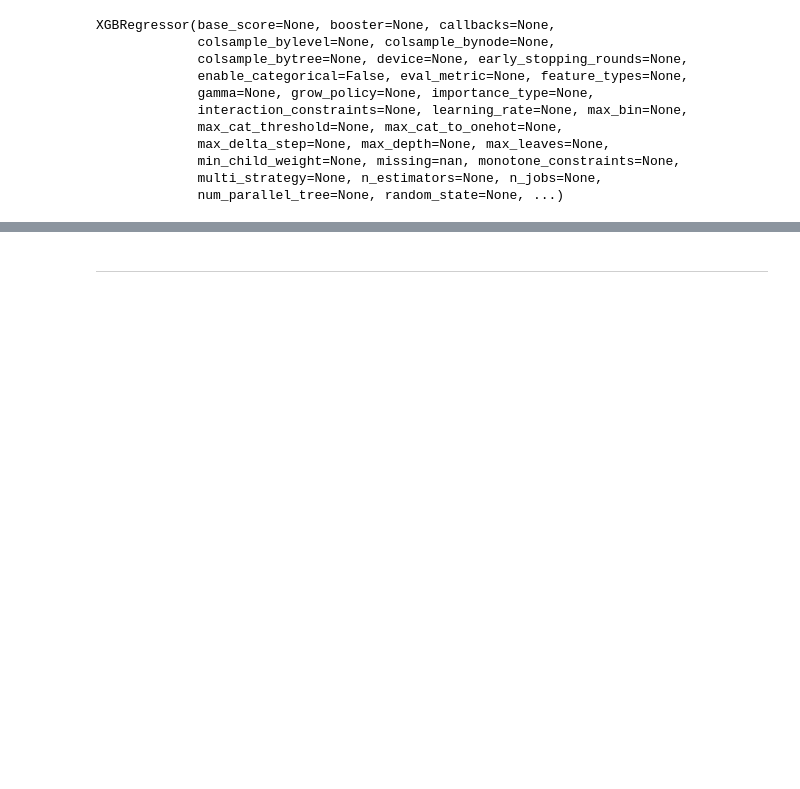
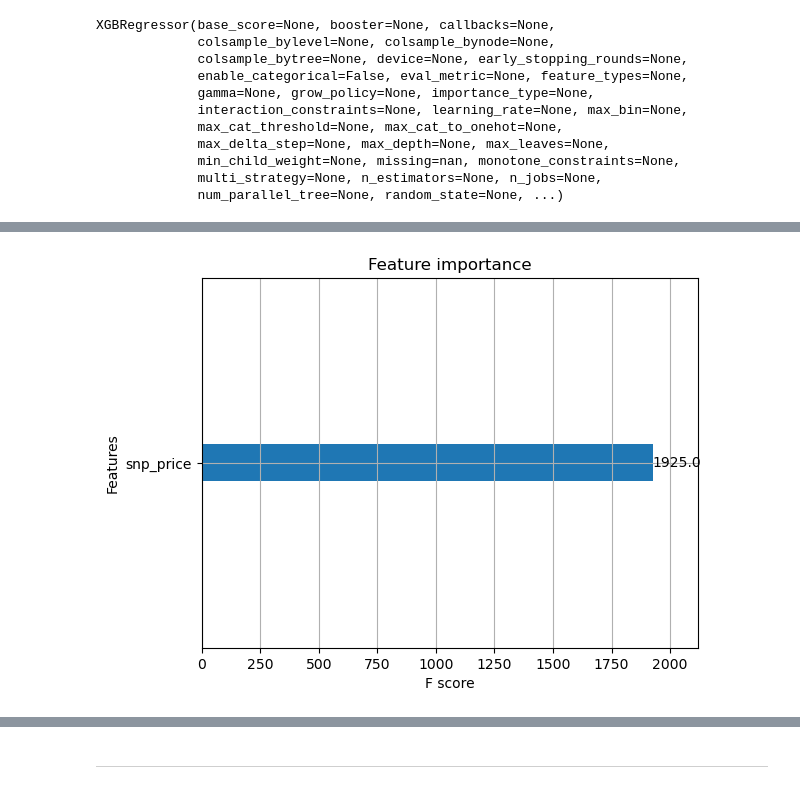
Before and after one commit to TheresaHoesl/StockMarketPrediction, a Jupyter notebook: notebooks/3_stockpred_training_pipeline.ipynb, the cells around one changed output, grey strips where cells are left out. Saved outputs shown, nothing was run; the diff lists cells and outputs as text; code cells hidden in the pictures; blank space fills up the shorter version.

```diff
--- a/notebooks/3_stockpred_training_pipeline.ipynb
+++ b/notebooks/3_stockpred_training_pipeline.ipynb
@@ -229,3 +223,26 @@ y_train
+# %%
+# Initialize the MinMaxScaler
+scaler = MinMaxScaler()
+
+# Normalize the price values in the y_train dataframe for Spotify, Google, and BTC
+spot_y_train['price'] = scaler.fit_transform(spot_y_train[['price']])
+googl_y_train['price'] = scaler.fit_transform(googl_y_train[['price']])
+btc_y_train['price'] = scaler.fit_transform(btc_y_train[['price']])
+
+# Normalize the price values in the y_test dataframe for Spotify, Google, and BTC
+spot_y_test['price'] = scaler.fit_transform(spot_y_test[['price']])
+googl_y_test['price'] = scaler.fit_transform(googl_y_test[['price']])
+btc_y_test['price'] = scaler.fit_transform(btc_y_test[['price']])
+
+# Normalize the snp_price in the train and test features for Spotify, Google, and BTC
+spot_train_features['snp_price'] = scaler.fit_transform(spot_train_features[['snp_price']])
+spot_test_features['snp_price'] = scaler.transform(spot_test_features[['snp_price']])
+
+googl_train_features['snp_price'] = scaler.fit_transform(googl_train_features[['snp_price']])
+googl_test_features['snp_price'] = scaler.transform(googl_test_features[['snp_price']])
+
+btc_train_features['snp_price'] = scaler.fit_transform(btc_train_features[['snp_price']])
+btc_test_features['snp_price'] = scaler.transform(btc_test_features[['snp_price']])
 # %% [markdown]
 The `Feature View` is now saved in Hopsworks and you can retrieve it using `FeatureStore.get_feature_view(name='...', version=1)`.
 # %% [markdown]
@@ -257,3 +275,9 @@ XGBRegressor(base_score=None, booster=None, callbacks=None,
              min_child_weight=None, missing=nan, monotone_constraints=None,
              multi_strategy=None, n_estimators=None, n_jobs=None,
              num_parallel_tree=None, random_state=None, ...)
+# %%
+# Creating an instance of the XGBoost Regressor for Google
+google_regr_model = XGBRegressor()
+
+# Fitting the XGBoost Regressor to the training data for Google
+google_regr_model.fit(googl_train_features, googl_y_train)
@@ -287,0 +372,8 @@ R squared: 0.3181840338728458
+# %%
+# Plotting feature importances using the plot_importance function from XGBoost
+plot_importance(google_regr_model, max_num_features=3)
+feature_importance_path = images_dir + "/google_feature_importance.png"
+plt.savefig(feature_importance_path)
+plt.show()
+# %% [output]
+[figure, added]
```
Also changed, not shown: parts of 38 cells of this notebook, 8 other files.
